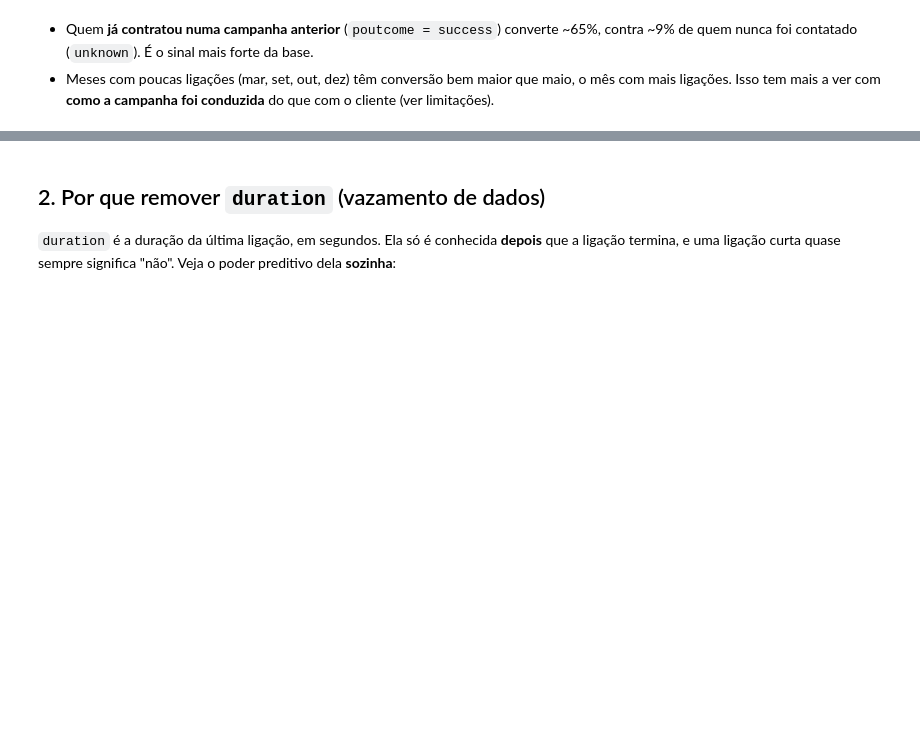
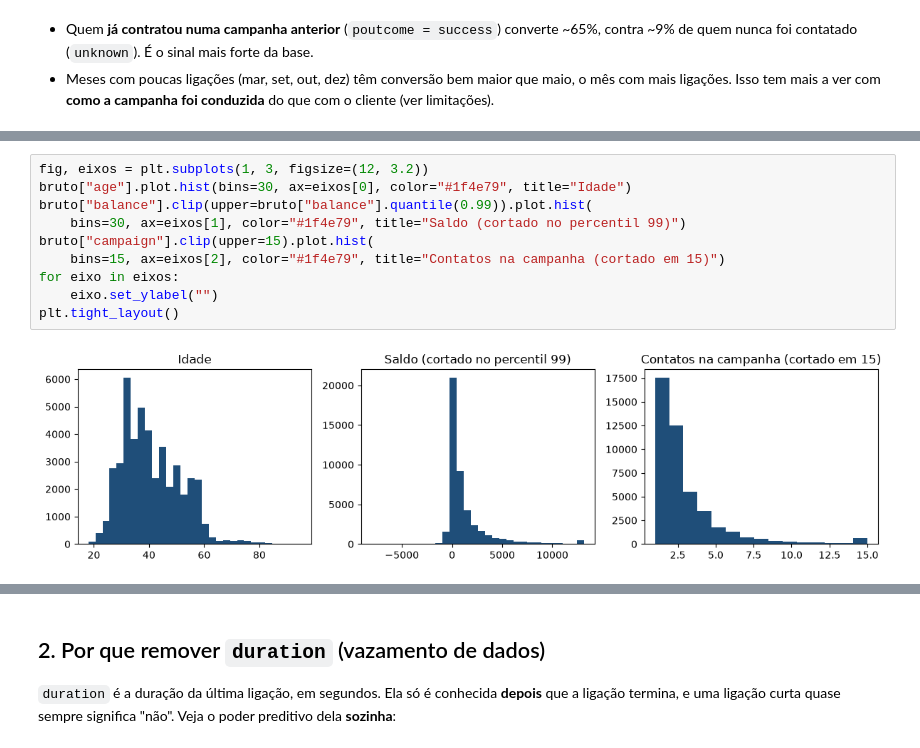
Before and after one commit to taksz/modelo-preditivo, a Jupyter notebook: notebooks/modelo_preditivo.ipynb, the cells around one changed output, grey strips where cells are left out. Cells and saved outputs as stored; diff of their text form; blank space fills up the shorter version.

```diff
--- a/notebooks/modelo_preditivo.ipynb
+++ b/notebooks/modelo_preditivo.ipynb
@@ -101,0 +120,12 @@ plt.tight_layout()
+# %%
+fig, eixos = plt.subplots(1, 3, figsize=(12, 3.2))
+bruto["age"].plot.hist(bins=30, ax=eixos[0], color="#1f4e79", title="Idade")
+bruto["balance"].clip(upper=bruto["balance"].quantile(0.99)).plot.hist(
+    bins=30, ax=eixos[1], color="#1f4e79", title="Saldo (cortado no percentil 99)")
+bruto["campaign"].clip(upper=15).plot.hist(
+    bins=15, ax=eixos[2], color="#1f4e79", title="Contatos na campanha (cortado em 15)")
+for eixo in eixos:
+    eixo.set_ylabel("")
+plt.tight_layout()
+# %% [output]
+[figure, added]
```
Also changed, not shown: parts of 11 cells of this notebook, 1 other file.
